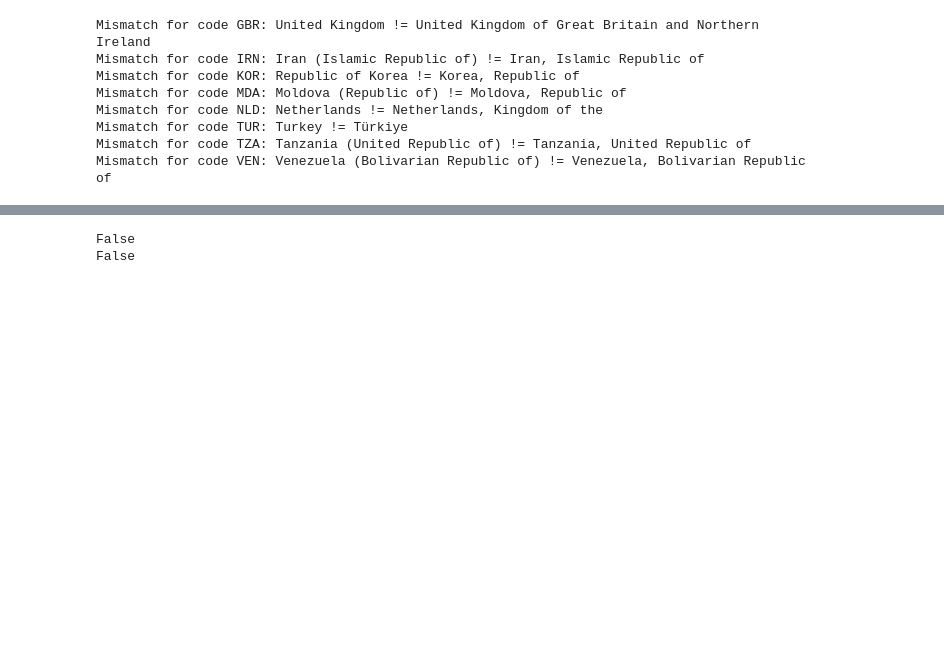
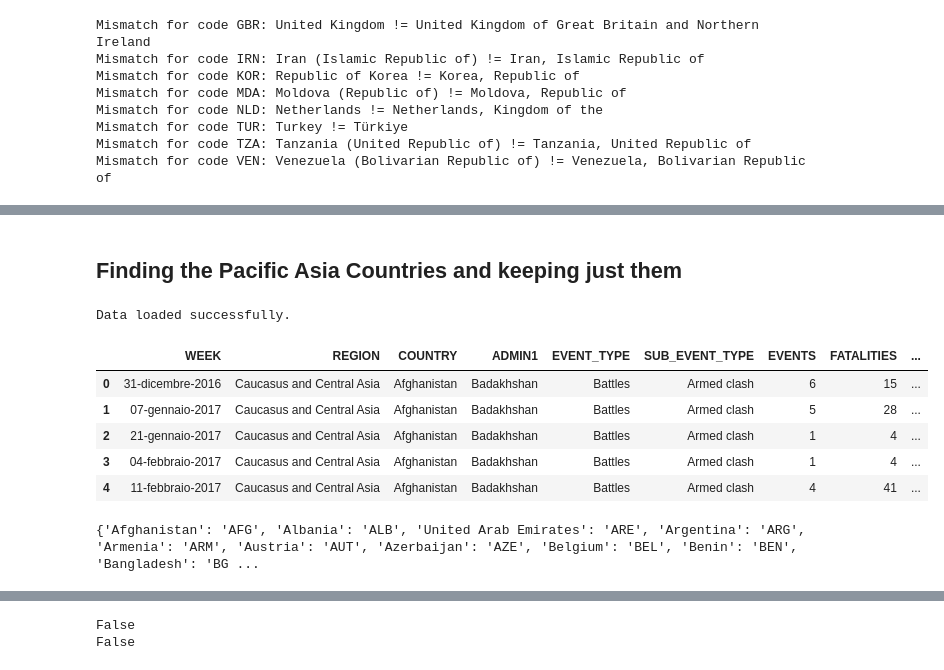
Before and after one commit to group-pi-dataviz/group-pi-dataviz.github.io, a Jupyter notebook: scripts/data_prepocessing_parte5.ipynb, the cells around one changed output, grey strips where cells are left out. Cells and saved outputs as stored; diff of their text form; code cells hidden in the pictures; blank space fills up the shorter version.

```diff
--- a/scripts/data_prepocessing_parte5.ipynb
+++ b/scripts/data_prepocessing_parte5.ipynb
@@ -496,0 +547,14 @@ array(['2020-12-31', '2021-12-31', '2022-12-31', '2023-12-31',
+# %% [markdown]
+## Finding the Pacific Asia Countries and keeping just them
+# %%
+#loading apac_data.csv
+apac_data = load_data("../data/apac_data.csv", sep=';')
+apac_data.head()
+# %% [output]
+Data loaded successfully.
+|  | WEEK | REGION | COUNTRY | ADMIN1 | EVENT_TYPE | SUB_EVENT_TYPE | EVENTS | FATALITIES | ... |
+| 0 | 31-dicembre-2016 | Caucasus and Central Asia | Afghanistan | Badakhshan | Battles | Armed clash | 6 | 15 | ... |
+| 1 | 07-gennaio-2017 | Caucasus and Central Asia | Afghanistan | Badakhshan | Battles | Armed clash | 5 | 28 | ... |
+| 2 | 21-gennaio-2017 | Caucasus and Central Asia | Afghanistan | Badakhshan | Battles | Armed clash | 1 | 4 | ... |
+| 3 | 04-febbraio-2017 | Caucasus and Central Asia | Afghanistan | Badakhshan | Battles | Armed clash | 1 | 4 | ... |
+| 4 | 11-febbraio-2017 | Caucasus and Central Asia | Afghanistan | Badakhshan | Battles | Armed clash | 4 | 41 | ... |
@@ -496,0 +563,5 @@ array(['2020-12-31', '2021-12-31', '2022-12-31', '2023-12-31',
+# %%
+location_code_to_name_inverse = {v: k for k, v in location_code_to_name.items()}
+print(location_code_to_name_inverse)
+# %% [output]
+{'Afghanistan': 'AFG', 'Albania': 'ALB', 'United Arab Emirates': 'ARE', 'Argentina': 'ARG', 'Armenia': 'ARM', 'Austria': 'AUT', 'Azerbaijan': 'AZE', 'Belgium': 'BEL', 'Benin': 'BEN', 'Bangladesh': 'BG ...
```
Also changed, not shown: parts of 14 cells of this notebook, 2 other files.
